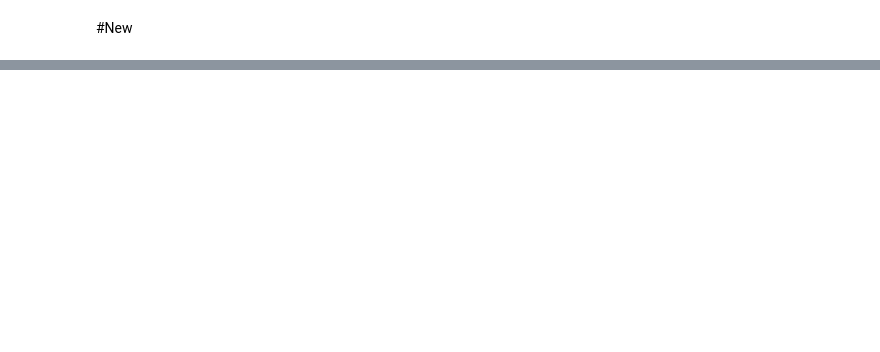
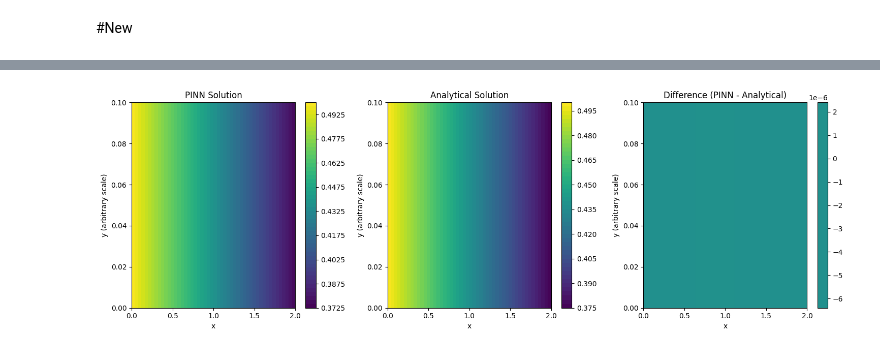
Before and after one commit to sushirito/Molecular-Dynamics, a Jupyter notebook: 2D_Pore_Reaction.ipynb, the cells around one changed output, grey strips where cells are left out. Saved outputs shown, nothing was run; the diff lists cells and outputs as text; code cells hidden in the pictures; blank space fills up the shorter version.

```diff
--- a/2D_Pore_Reaction.ipynb
+++ b/2D_Pore_Reaction.ipynb
@@ -167,0 +521,59 @@ Saving test data to /content/test.dat ...
+# %%
+import numpy as np
+import matplotlib.pyplot as plt
+
+# Parameters
+D = 1.0
+k = 0.1
+alpha = 1.0
+u0 = 0.5
+L = 2.0
+
+# Generate grid points
+x = np.linspace(0, L, 100)
+y = np.linspace(0, 0.1, 20)
+X, Y = np.meshgrid(x, y)
+
+# Get PINN predictions (1D solution)
+pinn_1d = model.predict(x.reshape(-1, 1)).flatten()  # Shape (100,)
+
+# Analytical solution
+def analytical(x):
+    return u0 + (k*(alpha - u0)/(k*L - D))*x
+analytic_1d = analytical(x)  # Shape (100,)
+
+# Create 2D arrays by vertical tiling
+Z_pinn_2d = np.tile(pinn_1d, (len(y), 1))  # Shape (20, 100)
+Z_analytic_2d = np.tile(analytic_1d, (len(y), 1))  # Shape (20, 100)
+
+# Calculate difference
+difference = Z_pinn_2d - Z_analytic_2d
+
+# Plotting
+plt.figure(figsize=(15, 5))
+
+# PINN Solution
+plt.subplot(131)
+plt.contourf(X, Y, Z_pinn_2d, levels=50, cmap='viridis')
+plt.colorbar()
+plt.title('PINN Solution')
+plt.xlabel('x'), plt.ylabel('y (arbitrary scale)')
+
+# Analytical Solution
+plt.subplot(132)
+plt.contourf(X, Y, Z_analytic_2d, levels=50, cmap='viridis')
+plt.colorbar()
+plt.title('Analytical Solution')
+plt.xlabel('x'), plt.ylabel('y (arbitrary scale)')
+
+# Difference Plot
+plt.subplot(133)
+plt.contourf(X, Y, difference, levels=50, cmap='viridis', vmin=-0.01, vmax=0.01)
+plt.colorbar()
+plt.title('Difference (PINN - Analytical)')
+plt.xlabel('x'), plt.ylabel('y (arbitrary scale)')
+
+plt.tight_layout()
+plt.show()
+# %% [output]
+[figure, added]
```
Also changed, not shown: parts of 15 cells of this notebook.
